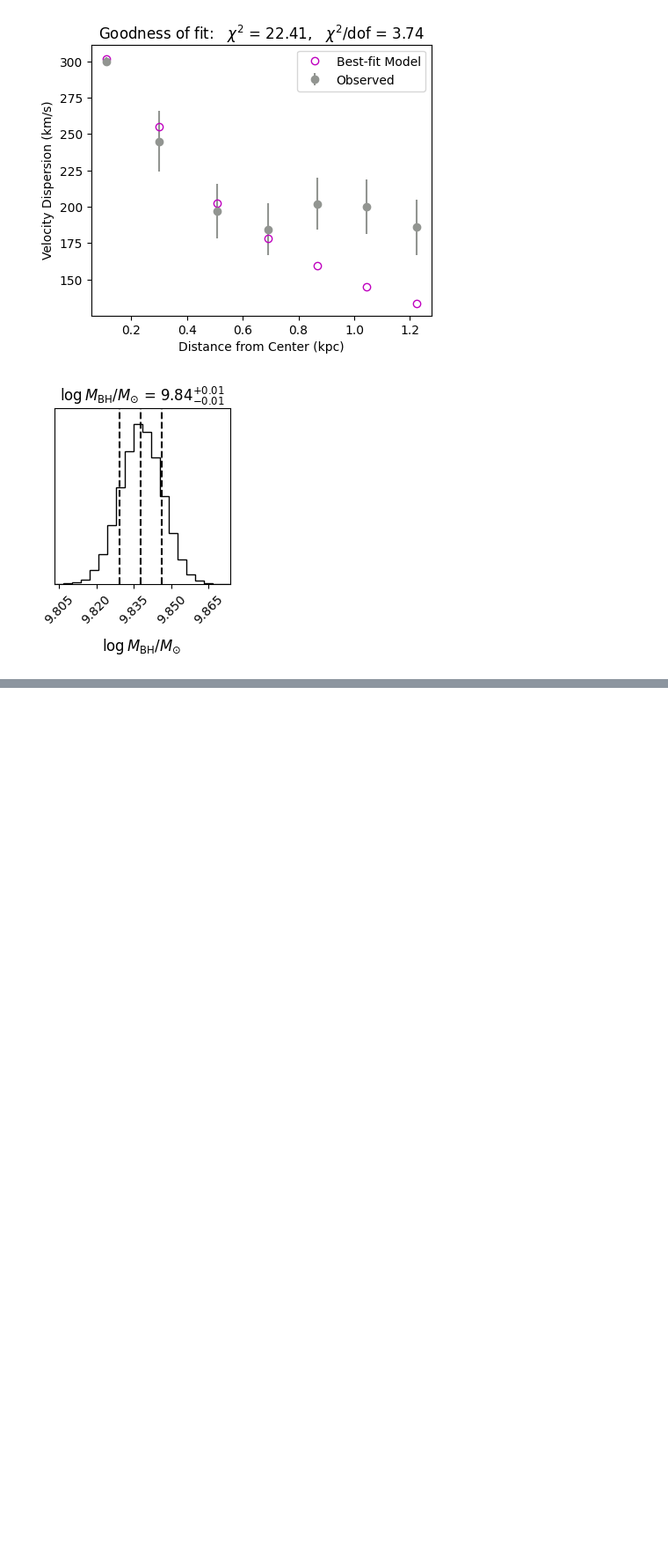
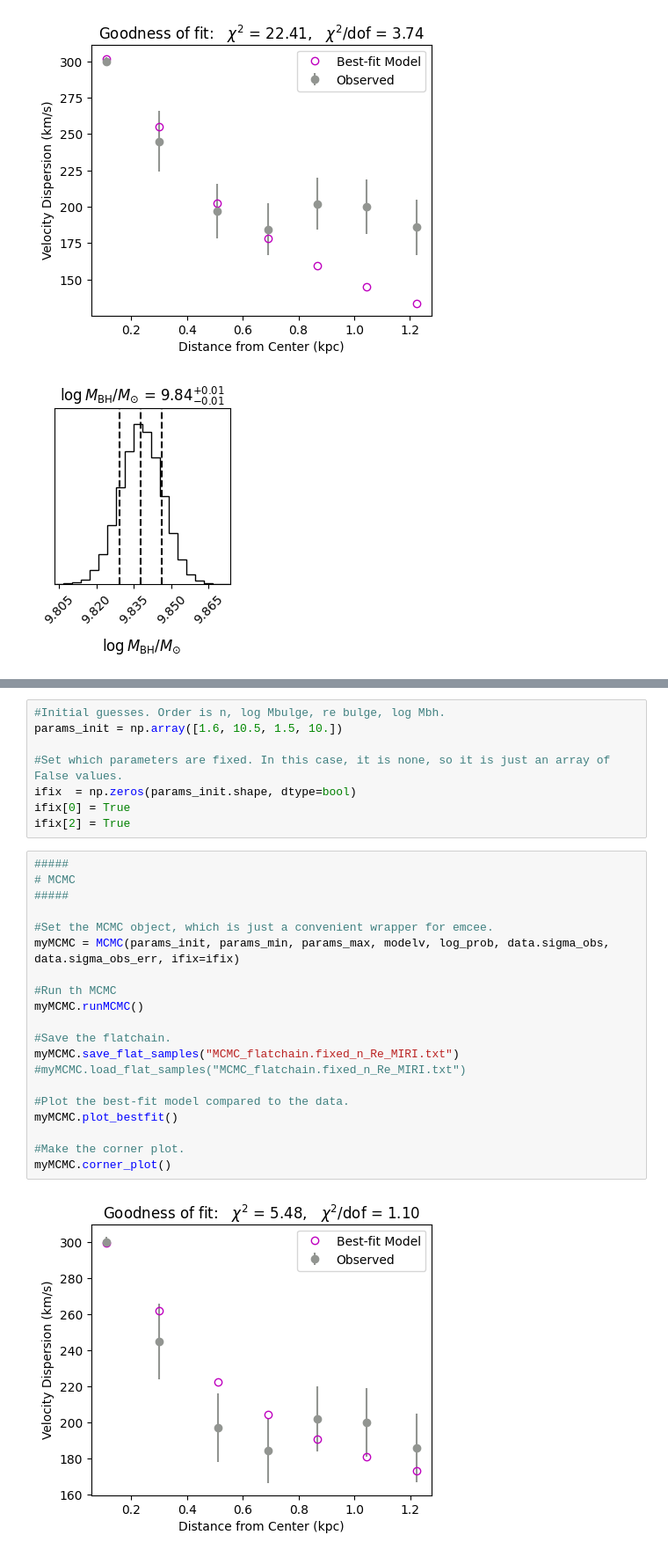
Before and after one commit to rjassef/SMBH_fitter, a Jupyter notebook: Fit_Observed_Dispersion_Profile.ipynb, the cells around one changed output, grey strips where cells are left out. Shown at 88% size. Cells and saved outputs as stored; diff of their text form; blank space fills up the shorter version.

```diff
--- a/Fit_Observed_Dispersion_Profile.ipynb
+++ b/Fit_Observed_Dispersion_Profile.ipynb
@@ -174,0 +179,30 @@ myMCMC.corner_plot()
+# %%
+#Initial guesses. Order is n, log Mbulge, re bulge, log Mbh.
+params_init = np.array([1.6, 10.5, 1.5, 10.])
+
+#Set which parameters are fixed. In this case, it is none, so it is just an array of False values.
+ifix  = np.zeros(params_init.shape, dtype=bool)
+ifix[0] = True
+ifix[2] = True
+# %%
+#####
+# MCMC
+#####
+
+#Set the MCMC object, which is just a convenient wrapper for emcee.
+myMCMC = MCMC(params_init, params_min, params_max, modelv, log_prob, data.sigma_obs, data.sigma_obs_err, ifix=ifix)
+
+#Run th MCMC
+myMCMC.runMCMC()
+
+#Save the flatchain.
+myMCMC.save_flat_samples("MCMC_flatchain.fixed_n_Re_MIRI.txt")
+#myMCMC.load_flat_samples("MCMC_flatchain.fixed_n_Re_MIRI.txt")
+
+#Plot the best-fit model compared to the data.
+myMCMC.plot_bestfit()
+
+#Make the corner plot.
+myMCMC.corner_plot()
+# %% [output]
+[figure, added]
```
Also changed, not shown: parts of 2 cells of this notebook, 22 other files.
